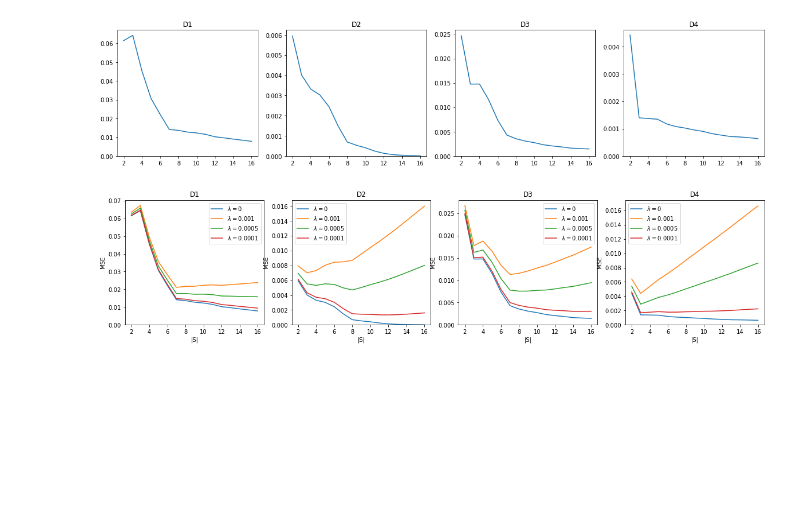
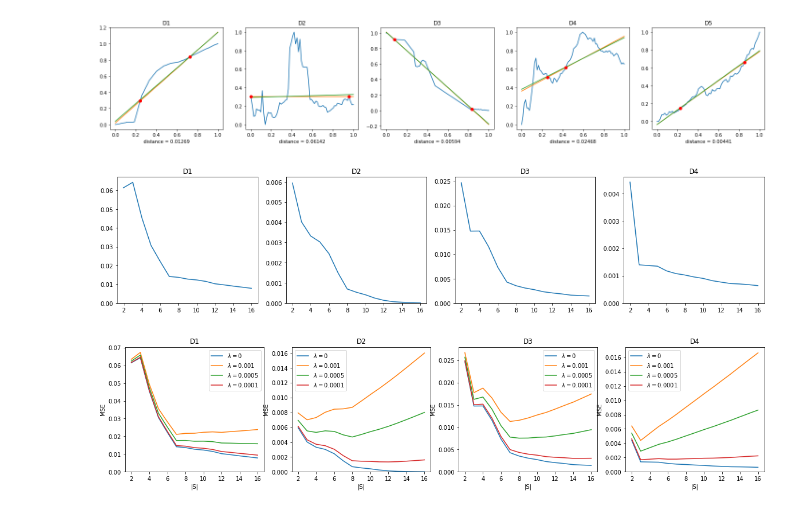
Before and after one commit to captainhoji/viz-sampling-mt, a Jupyter notebook: pipeline.ipynb, the cells around one changed output. Cells and saved outputs as stored; diff of their text form; code cells hidden in the pictures; blank space fills up the shorter version.

```diff
--- a/pipeline.ipynb
+++ b/pipeline.ipynb
@@ -271,3 +295,8 @@ for i in range(4):
+# %%
+pipeline = Pipeline(human_proxy=H_OLS, teacher=T_OLS2, evaluator=E_MSE)
+pipeline.generate_plots(DD)
+# %% [output]
+[figure, added]
 # %%
 f = plt.figure()
 f.set_figwidth(20)
```
Also changed, not shown: parts of 12 cells of this notebook, 11 other files.
